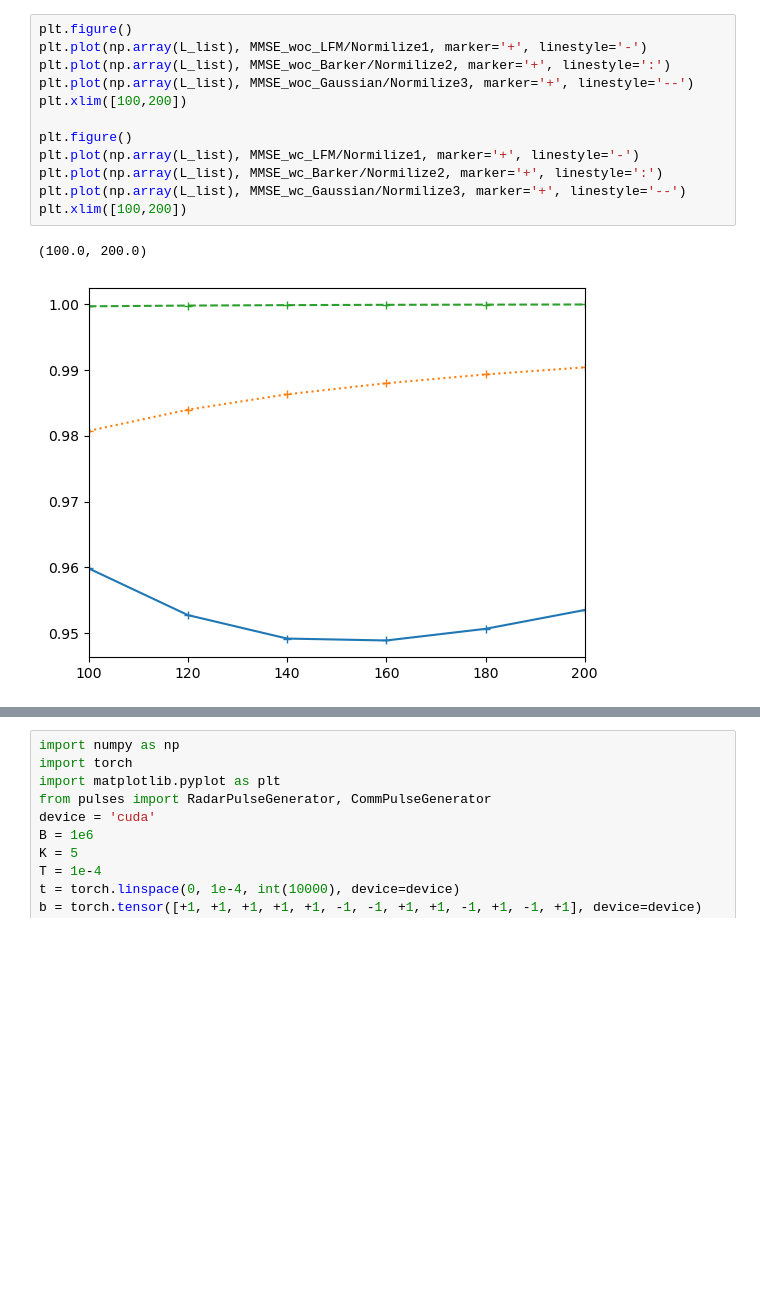
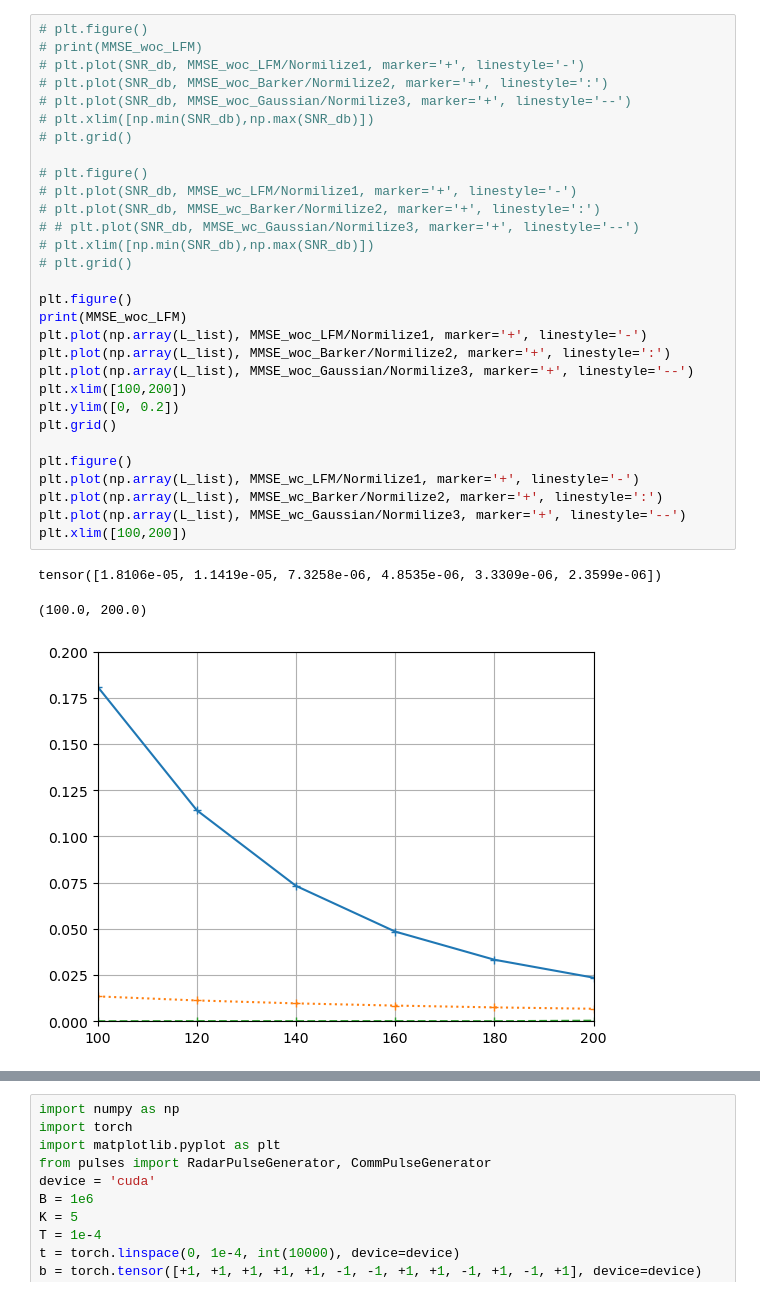
Before and after one commit to alireza06/JSAC_waveform_design, a Jupyter notebook: main.ipynb, the cells around one changed output, grey strips where cells are left out. Cells and saved outputs as stored; diff of their text form; blank space fills up the shorter version.

```diff
--- a/main.ipynb
+++ b/main.ipynb
@@ -173,15 +190,34 @@ torch.Size([1000])
 # %%
+# plt.figure()
+# print(MMSE_woc_LFM)
+# plt.plot(SNR_db, MMSE_woc_LFM/Normilize1, marker='+', linestyle='-')
+# plt.plot(SNR_db, MMSE_woc_Barker/Normilize2, marker='+', linestyle=':')
+# plt.plot(SNR_db, MMSE_woc_Gaussian/Normilize3, marker='+', linestyle='--')
+# plt.xlim([np.min(SNR_db),np.max(SNR_db)])
+# plt.grid()
+
+# plt.figure()
+# plt.plot(SNR_db, MMSE_wc_LFM/Normilize1, marker='+', linestyle='-')
+# plt.plot(SNR_db, MMSE_wc_Barker/Normilize2, marker='+', linestyle=':')
+# # plt.plot(SNR_db, MMSE_wc_Gaussian/Normilize3, marker='+', linestyle='--')
+# plt.xlim([np.min(SNR_db),np.max(SNR_db)])
+# plt.grid()
+
 plt.figure()
+print(MMSE_woc_LFM)
 plt.plot(np.array(L_list), MMSE_woc_LFM/Normilize1, marker='+', linestyle='-')
 plt.plot(np.array(L_list), MMSE_woc_Barker/Normilize2, marker='+', linestyle=':')
 plt.plot(np.array(L_list), MMSE_woc_Gaussian/Normilize3, marker='+', linestyle='--')
 plt.xlim([100,200])
+plt.ylim([0, 0.2])
+plt.grid()
 
 plt.figure()
 plt.plot(np.array(L_list), MMSE_wc_LFM/Normilize1, marker='+', linestyle='-')
 plt.plot(np.array(L_list), MMSE_wc_Barker/Normilize2, marker='+', linestyle=':')
 plt.plot(np.array(L_list), MMSE_wc_Gaussian/Normilize3, marker='+', linestyle='--')
 plt.xlim([100,200])
 # %% [output]
-(100.0, 200.0)
+tensor([1.8106e-05, 1.1419e-05, 7.3258e-06, 4.8535e-06, 3.3309e-06, 2.3599e-06])
+(100.0, 200.0)
-[figure, old version]
+[figure, new version]
```
Also changed, not shown: parts of 2 cells of this notebook, 1 other file.
